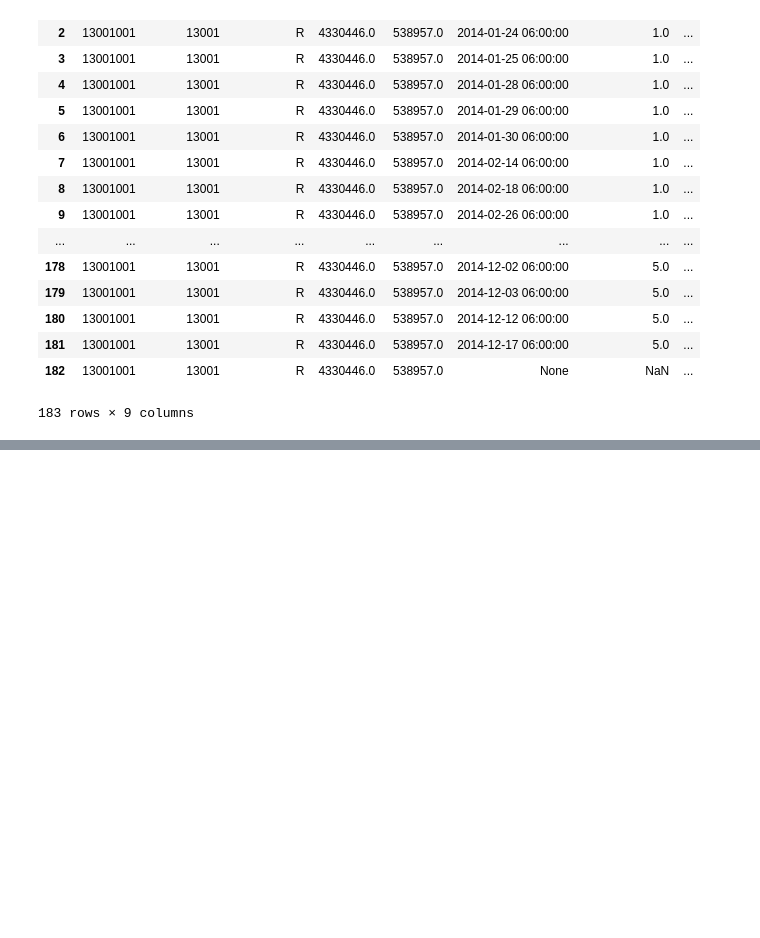
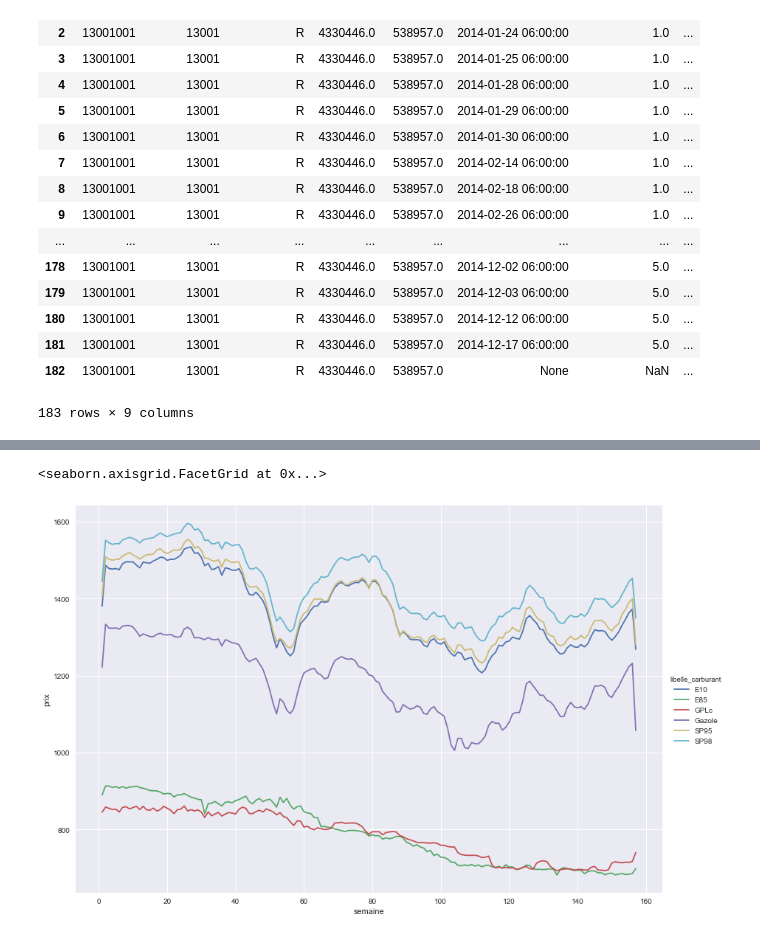
Before and after one commit to magdass/Project, a Jupyter notebook: src/exploration/chargement des données.ipynb, the cells around one changed output, grey strips where cells are left out. Drawn from its saved outputs; the diff is of its cells as text; code cells hidden in the pictures; blank space fills up the shorter version.

```diff
--- a/src/exploration/chargement des données.ipynb
+++ b/src/exploration/chargement des données.ipynb
@@ -80,12 +88,13 @@ for year in gas_files:
     df = pd.read_csv(year,
                     sep=';', header=None, dtype = {1: str}
                     )
-    df.columns = ['id_station', 'code_postal', 'type_station', 'latitude',
-                  'longitude', 'date_releve', 'type_carburant',
-                  'libelle_carburant', 'prix']
+    df.columns = ['id_station', 'code_postal', 'type_station',
+                  'latitude','longitude', 'date_releve',
+                  'type_carburant','libelle_carburant', 'prix']
+
     dfall = pd.concat([dfall, df], axis=0)
 
-assert dfall[1] == 10, "Pas le bon nombre de colonnes"
+assert dfall.shape[1] == 9, "Pas le bon nombre de colonnes"
 # %%
 gas_files
 # %% [output]
@@ -166,0 +216,2 @@ pd.read_sql_query('select * from prices where code_postal="13001"',
+# %%
+dfall['date_releve'] = pd.to_datetime(dfall.date_releve) #pour passer à datetime
@@ -166,0 +240,2 @@ pd.read_sql_query('select * from prices where code_postal="13001"',
+# %%
+dfall['semaine'] = dfall.date_releve.dt.week + 52 * (dfall.date_releve.dt.year - 2014)
@@ -166,0 +275,2 @@ pd.read_sql_query('select * from prices where code_postal="13001"',
+# %%
+moyenne_hebdo_df = dfall.groupby(['libelle_carburant', 'semaine']).agg({'prix': np.mean}).reset_index()
@@ -166,0 +281,7 @@ pd.read_sql_query('select * from prices where code_postal="13001"',
+# %%
+graph = sns.FacetGrid(moyenne_hebdo_df, hue='libelle_carburant', size=8, aspect=1.5)
+graph.map(plt.plot, "semaine", "prix")
+graph.add_legend()
+# %% [output]
+<seaborn.axisgrid.FacetGrid at 0x...>
+[figure, added]
```
Also changed, not shown: parts of 39 cells of this notebook, 1 other file.
